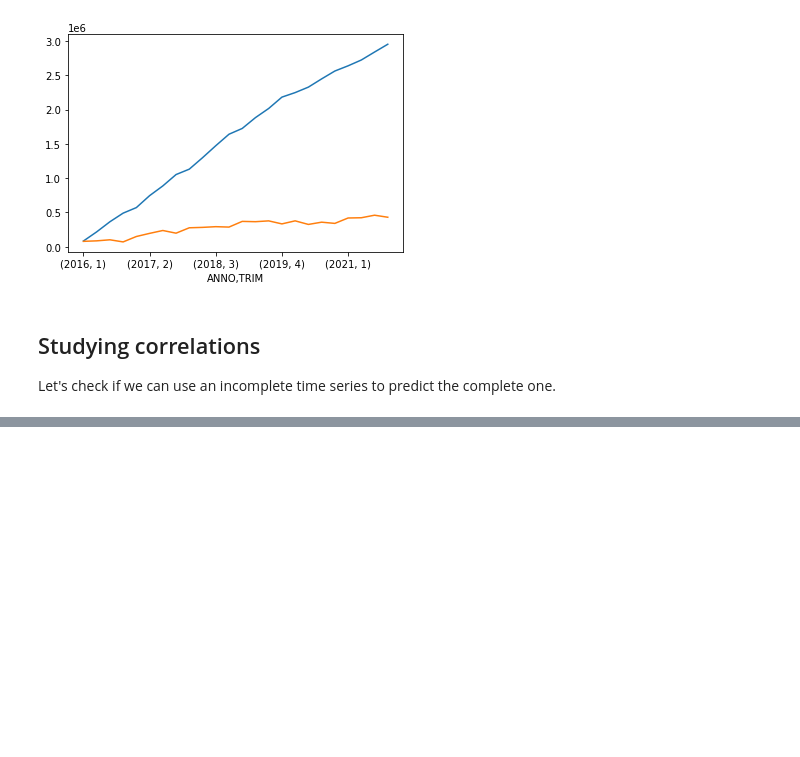
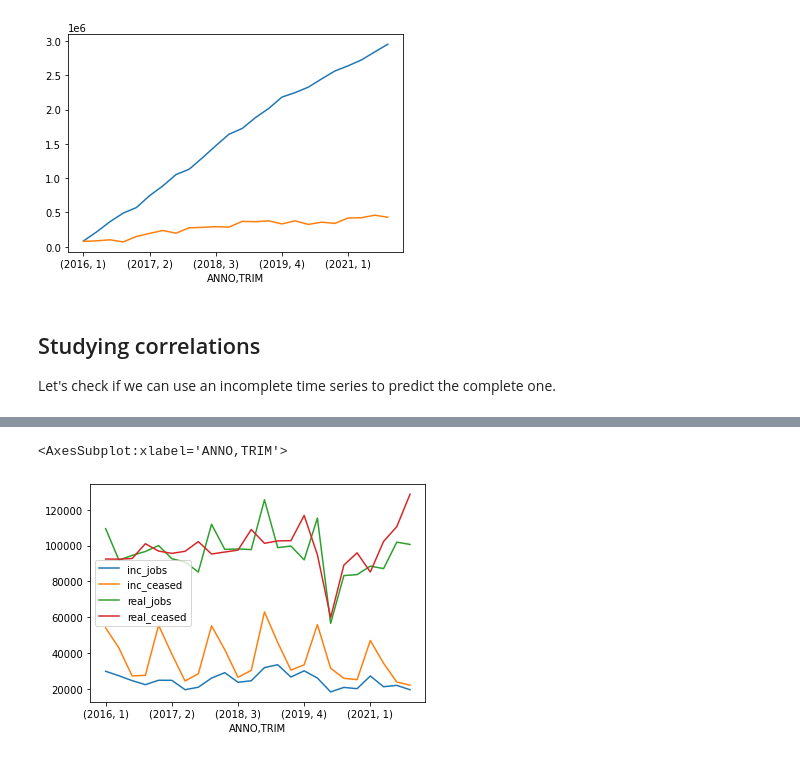
Before and after one commit to mirkotp/DS4B-Lab, a Jupyter notebook: Lab3-Trap.ipynb, the cells around one changed output, grey strips where cells are left out. Drawn from its saved outputs; the diff is of its cells as text; code cells hidden in the pictures; blank space fills up the shorter version.

```diff
--- a/Lab3-Trap.ipynb
+++ b/Lab3-Trap.ipynb
@@ -345,0 +206,40 @@ According to the forecast, it does seem that initialy COVID has potentially slow
+# %%
+def prepare_dataset(path):
+    ds = pd.read_csv(path, sep=';')
+
+    # Create column ANNO
+    ds['ANNO'] = ds['Trimestre'].apply(lambda x: int(x[-4:]))
+
+    # Create column TRIM so that data is divided in trimesters
+    def trimester(x):
+        if x[0:5] == 'Primo':
+            return 1
+        elif x[0:7] == 'Secondo':
+            return 2
+        elif x[0:5] == 'Terzo':
+            return 3
+        else:
+            return 4
+
+    ds['TRIM'] = ds['Trimestre'].apply(trimester)
+
+    # Select only "Tempo Indeterminato" jobs
+    ds = ds[ds['Contratto'].isin(["Tempo Indeterminato"])]
+
+    # Fix column names
+    ds.rename(str.upper, axis='columns', inplace=True)
+
+    # Groupby and reindex
+    trims = [(x, y) for x in range(2016, 2022) for y in range(1, 5)]
+    return ds.groupby(["ANNO", "TRIM"]).sum().reindex(trims)
+
+q_jobs_ind = prepare_dataset(data_path + "Quadrante_avviamenti_contratto.csv")
+q_ceased_ind = prepare_dataset(data_path + "Quadrante_cessazioni_contratto.csv")
+# %%
+jmarket_ind = pd.concat([jobs_ind, ceased_ind, q_jobs_ind, q_ceased_ind], axis=1).rename(columns={
+               0: "inc_jobs",
+               1: "inc_ceased",
+               "AVVIAMENTI": "real_jobs",
+               "CESSAZIONI": "real_ceased"})
+
+jmarket_ind
@@ -345,0 +265,5 @@ According to the forecast, it does seem that initialy COVID has potentially slow
+# %%
+jmarket_ind.plot()
+# %% [output]
+<AxesSubplot:xlabel='ANNO,TRIM'>
+[figure, added]
```
Also changed, not shown: parts of 37 cells of this notebook, 9 other files.
